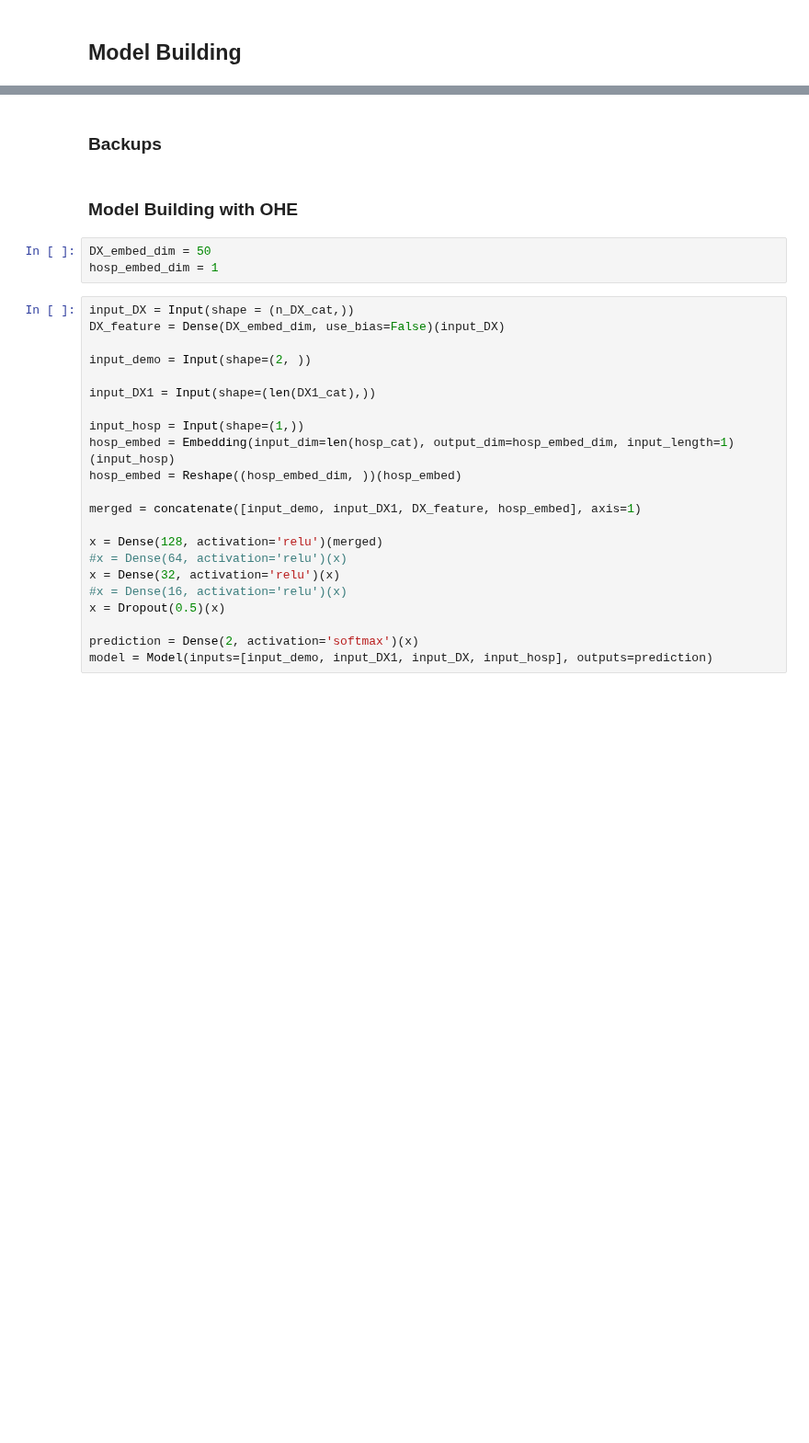
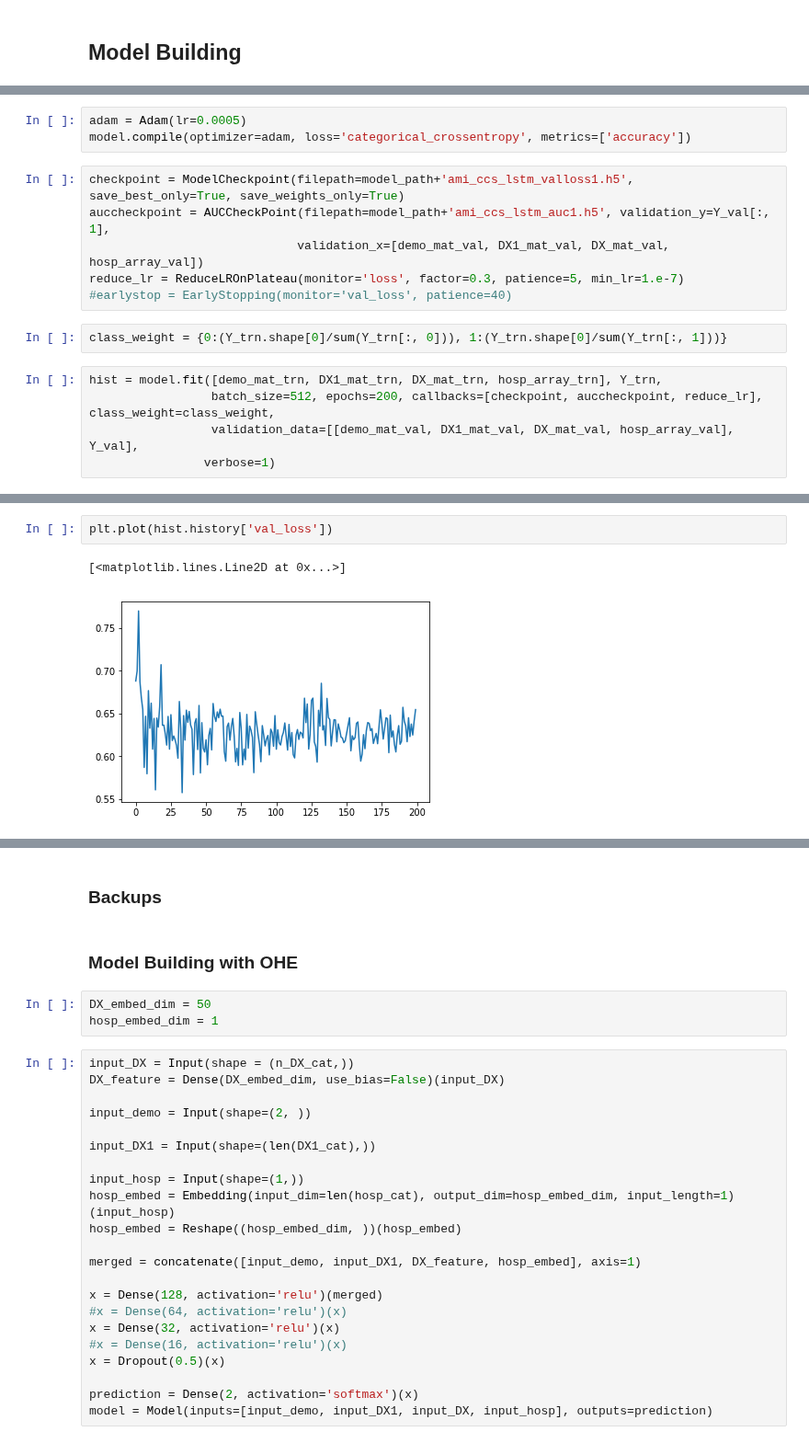
Before and after one commit to wenshuoliu/DLproj, a Jupyter notebook: NRD/Prediction_by_codes2.ipynb, the cells around one changed output, grey strips where cells are left out. Shown at 92% size. Drawn from its saved outputs; the diff is of its cells as text; blank space fills up the shorter version.

```diff
--- a/NRD/Prediction_by_codes2.ipynb
+++ b/NRD/Prediction_by_codes2.ipynb
@@ -591,0 +645,16 @@ model = Model(inputs=[input_demo, input_DX1, input_DX, input_hosp], outputs=pred
+# %%
+adam = Adam(lr=0.0005)
+model.compile(optimizer=adam, loss='categorical_crossentropy', metrics=['accuracy'])
+# %%
+checkpoint = ModelCheckpoint(filepath=model_path+'ami_ccs_lstm_valloss1.h5', save_best_only=True, save_weights_only=True)
+auccheckpoint = AUCCheckPoint(filepath=model_path+'ami_ccs_lstm_auc1.h5', validation_y=Y_val[:, 1],
+                             validation_x=[demo_mat_val, DX1_mat_val, DX_mat_val, hosp_array_val])
+reduce_lr = ReduceLROnPlateau(monitor='loss', factor=0.3, patience=5, min_lr=1.e-7)
+#earlystop = EarlyStopping(monitor='val_loss', patience=40)
+# %%
+class_weight = {0:(Y_trn.shape[0]/sum(Y_trn[:, 0])), 1:(Y_trn.shape[0]/sum(Y_trn[:, 1]))}
+# %%
+hist = model.fit([demo_mat_trn, DX1_mat_trn, DX_mat_trn, hosp_array_trn], Y_trn,
+                 batch_size=512, epochs=200, callbacks=[checkpoint, auccheckpoint, reduce_lr], class_weight=class_weight,
+                 validation_data=[[demo_mat_val, DX1_mat_val, DX_mat_val, hosp_array_val], Y_val],
+                verbose=1)
@@ -591,0 +679,5 @@ model = Model(inputs=[input_demo, input_DX1, input_DX, input_hosp], outputs=pred
+# %%
+plt.plot(hist.history['val_loss'])
+# %% [output]
+[<matplotlib.lines.Line2D at 0x...>]
+[figure, added]
```
Also changed, not shown: parts of 48 cells of this notebook.
